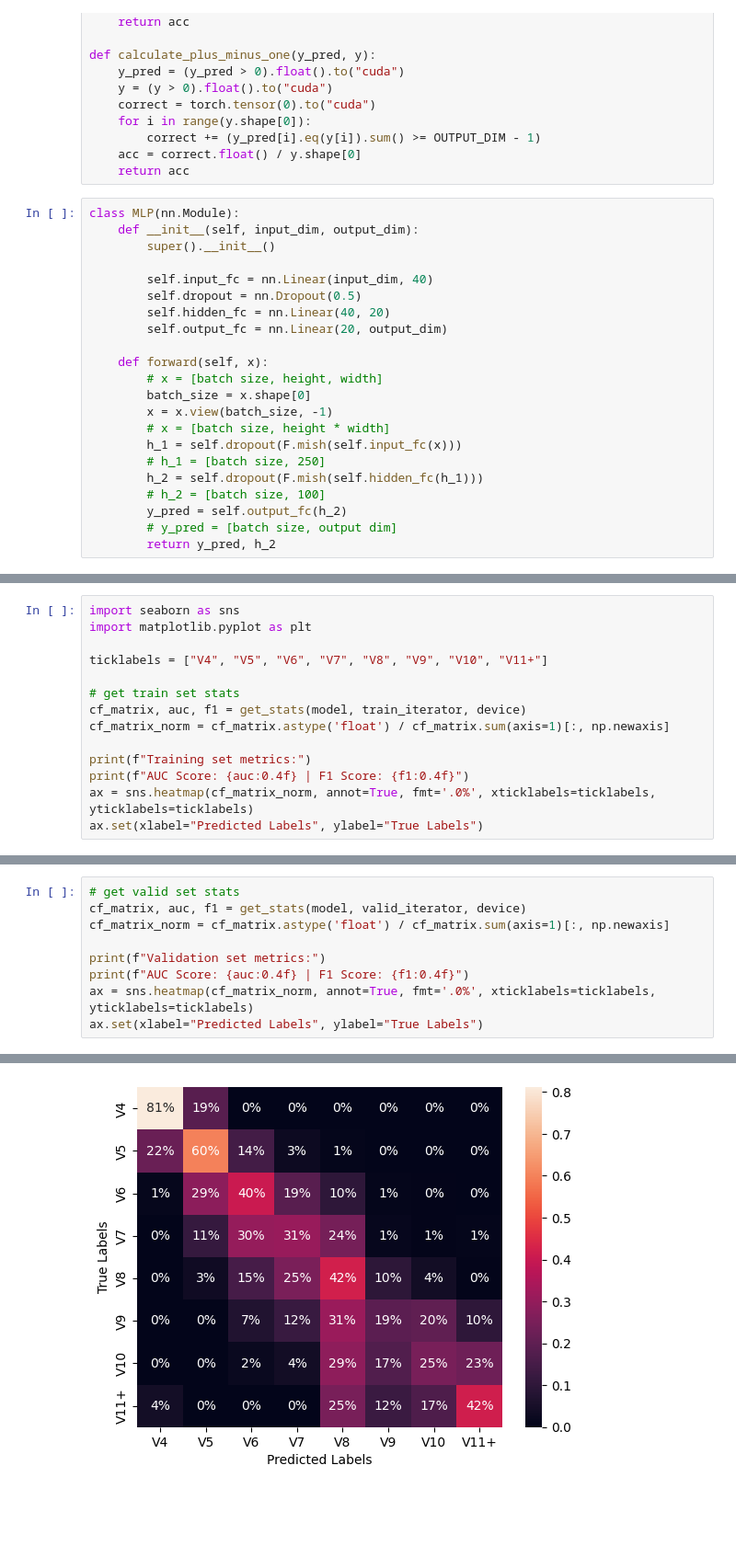
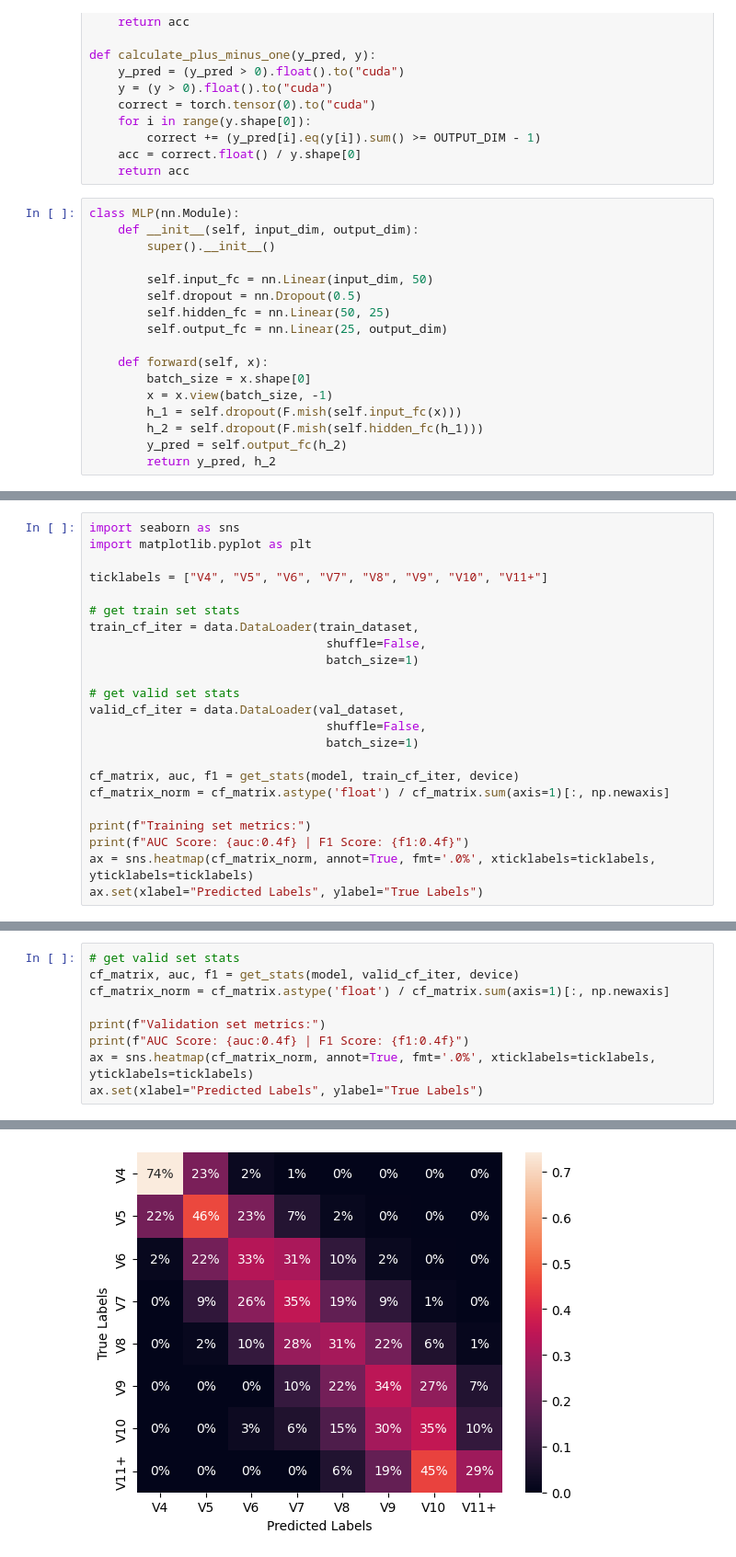
Before and after one commit to bctboi23/BoardGen, a Jupyter notebook: grade_classifier.ipynb, the cells around one changed output, grey strips where cells are left out. Shown at 92% size. Drawn from its saved outputs; the diff is of its cells as text; blank space fills up the shorter version.

```diff
--- a/grade_classifier.ipynb
+++ b/grade_classifier.ipynb
@@ -161,22 +190,17 @@ class MLP(nn.Module):
     def __init__(self, input_dim, output_dim):
         super().__init__()
 
-        self.input_fc = nn.Linear(input_dim, 40)
+        self.input_fc = nn.Linear(input_dim, 50)
         self.dropout = nn.Dropout(0.5)
-        self.hidden_fc = nn.Linear(40, 20)
-        self.output_fc = nn.Linear(20, output_dim)
+        self.hidden_fc = nn.Linear(50, 25)
+        self.output_fc = nn.Linear(25, output_dim)
 
     def forward(self, x):
-        # x = [batch size, height, width]
         batch_size = x.shape[0]
         x = x.view(batch_size, -1)
-        # x = [batch size, height * width]
         h_1 = self.dropout(F.mish(self.input_fc(x)))
-        # h_1 = [batch size, 250]
         h_2 = self.dropout(F.mish(self.hidden_fc(h_1)))
-        # h_2 = [batch size, 100]
         y_pred = self.output_fc(h_2)
-        # y_pred = [batch size, output dim]
         return y_pred, h_2
 # %%
 import time
@@ -415,7 +443,16 @@ import matplotlib.pyplot as plt
 ticklabels = ["V4", "V5", "V6", "V7", "V8", "V9", "V10", "V11+"]
 
 # get train set stats
-cf_matrix, auc, f1 = get_stats(model, train_iterator, device)
+train_cf_iter = data.DataLoader(train_dataset,
+                                 shuffle=False,
+                                 batch_size=1)
+
+# get valid set stats
+valid_cf_iter = data.DataLoader(val_dataset,
+                                 shuffle=False,
+                                 batch_size=1)
+
+cf_matrix, auc, f1 = get_stats(model, train_cf_iter, device)
 cf_matrix_norm = cf_matrix.astype('float') / cf_matrix.sum(axis=1)[:, np.newaxis]
 
 print(f"Training set metrics:")
@@ -431,6 +468,6 @@ AUC Score: 0.7442 | F1 Score: 0.5886
 # %%
 # get valid set stats
-cf_matrix, auc, f1 = get_stats(model, valid_iterator, device)
+cf_matrix, auc, f1 = get_stats(model, valid_cf_iter, device)
 cf_matrix_norm = cf_matrix.astype('float') / cf_matrix.sum(axis=1)[:, np.newaxis]
 
 print(f"Validation set metrics:")
@@ -443,3 +480,3 @@ AUC Score: 0.7247 | F1 Score: 0.5578
 [Text(0.5, 23.52222222222222, 'Predicted Labels'),
  Text(50.722222222222214, 0.5, 'True Labels')]
-[figure, old version]
+[figure, new version]
```
Also changed, not shown: parts of 10 cells of this notebook, 2 other files.
